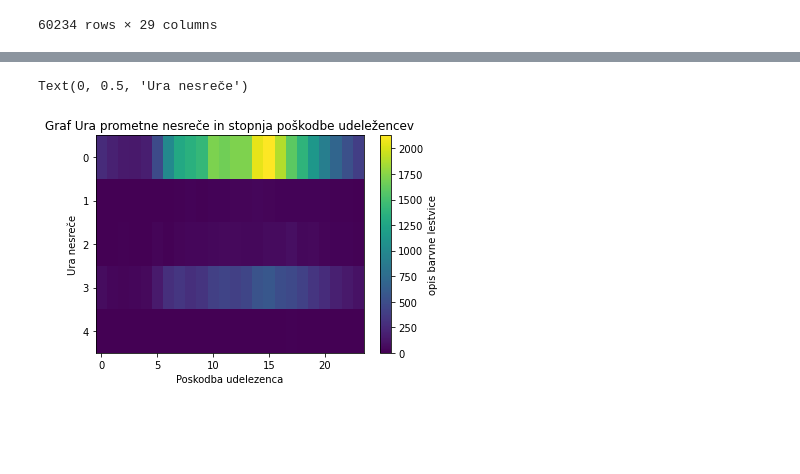
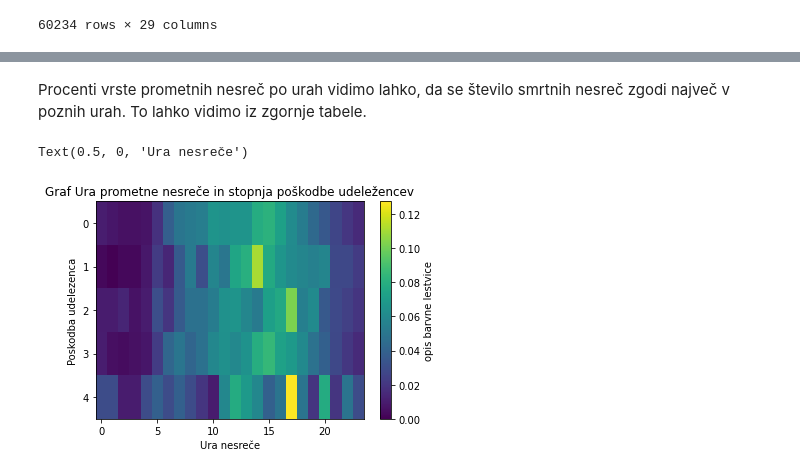
Before and after one commit to urssa/PR21AHJZMPVTBUS, a Jupyter notebook: ocenjevanjeAtributov.ipynb, the cells around one changed output, grey strips where cells are left out. Saved outputs shown, nothing was run; the diff lists cells and outputs as text; code cells hidden in the pictures; blank space fills up the shorter version.

```diff
--- a/ocenjevanjeAtributov.ipynb
+++ b/ocenjevanjeAtributov.ipynb
@@ -188,6 +204,6 @@ data['UraPN']=data.UraPN.str.split(".").str[0].astype('int')
 data['VrednostAlkotesta']=data['VrednostAlkotesta'].astype("string")
 data['VrednostAlkotesta']=data['VrednostAlkotesta'].str.replace(',','.')
 data['VrednostAlkotesta']=data['VrednostAlkotesta'].astype(float)
-data19["VoznStazM"] = data19['VozniskiStazVLetih'] * 12 + data19['VozniskiStazVMesecih']
-data19.pop('VozniskiStazVMesecih')
-data19.pop('VozniskiStazVLetih')
+#data19['VozniskiStazVLetih']
+# data19.pop('VozniskiStazVMesecih')
+# data19.pop('VozniskiStazVLetih')
@@ -232,0 +248,3 @@ def makeHeatMapBetween(StartRowIndex,EndRowIndex,table):
+# %%
+uraPoskodba=pd.crosstab(data19.PoskodbaUdelezenca,data19.UraPN, normalize='index')
+uraPoskodba
@@ -233,14 +260,16 @@ def makeHeatMapBetween(StartRowIndex,EndRowIndex,table):
+# %% [markdown]
+Procenti vrste prometnih nesreč po urah vidimo lahko, da se število smrtnih nesreč zgodi največ v poznih urah. To lahko vidimo iz zgornje tabele.
 # %%
 tabelaRelacij=makeTableOfOccurences("PoskodbaUdelezenca","UraPN",data19)
 fig, ax = plt.subplots()
 
 tabelaRelacij.pop("Count")
-im = ax.imshow(tabelaRelacij, origin='upper', aspect='auto', interpolation='None')
+im = ax.imshow(uraPoskodba, origin='upper', aspect='auto', interpolation='None')
 
 fig.colorbar(im, ax=ax, label="opis barvne lestvice")
 ax.set_title("Graf Ura prometne nesreče in stopnja poškodbe udeležencev")
-ax.set_xlabel("Poskodba udelezenca")
-ax.set_ylabel("Ura nesreče")
+ax.set_ylabel("Poskodba udelezenca")
+ax.set_xlabel("Ura nesreče")
 # %% [output]
-Text(0, 0.5, 'Ura nesreče')
+Text(0.5, 0, 'Ura nesreče')
-[figure, old version]
+[figure, new version]
```
Also changed, not shown: parts of 27 cells of this notebook.
